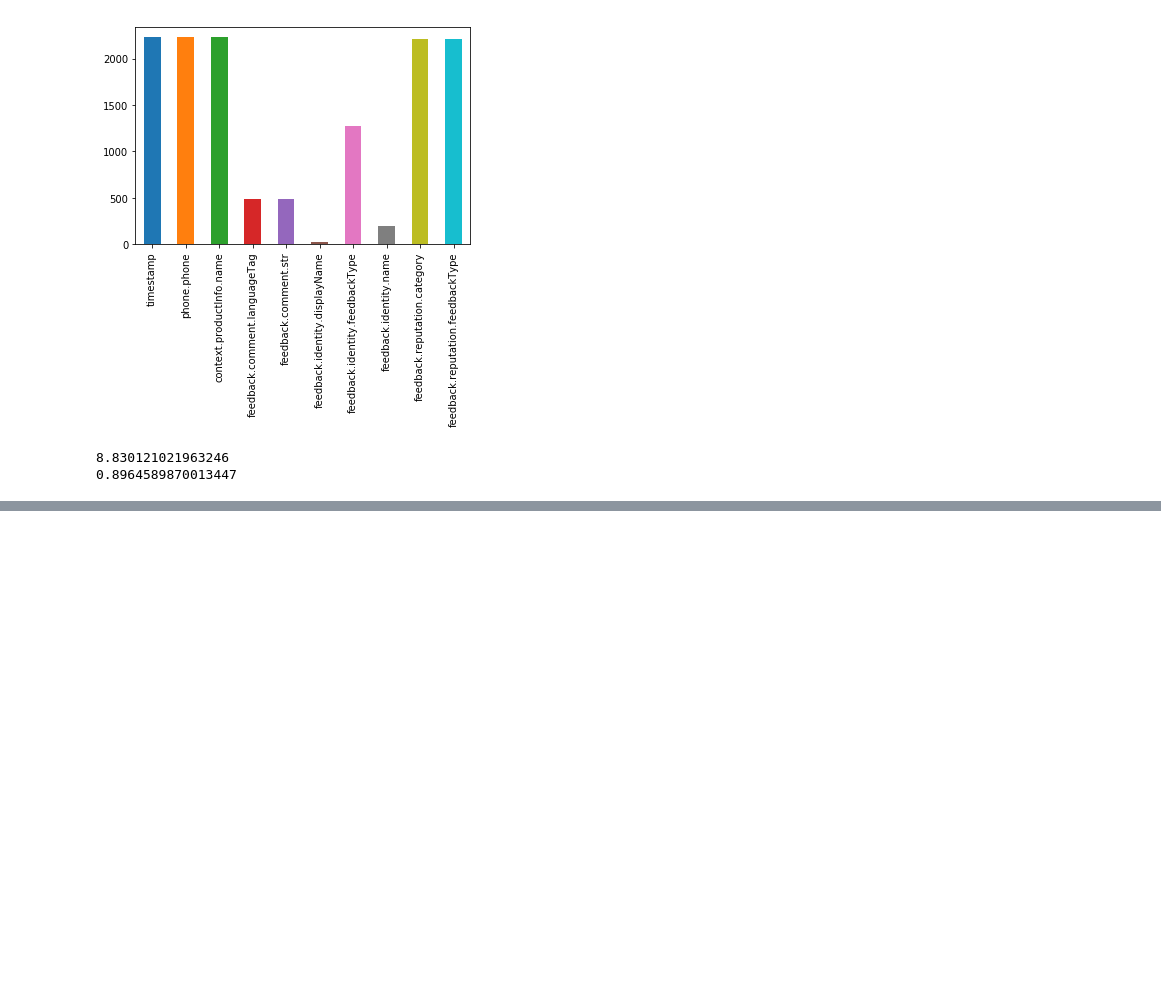
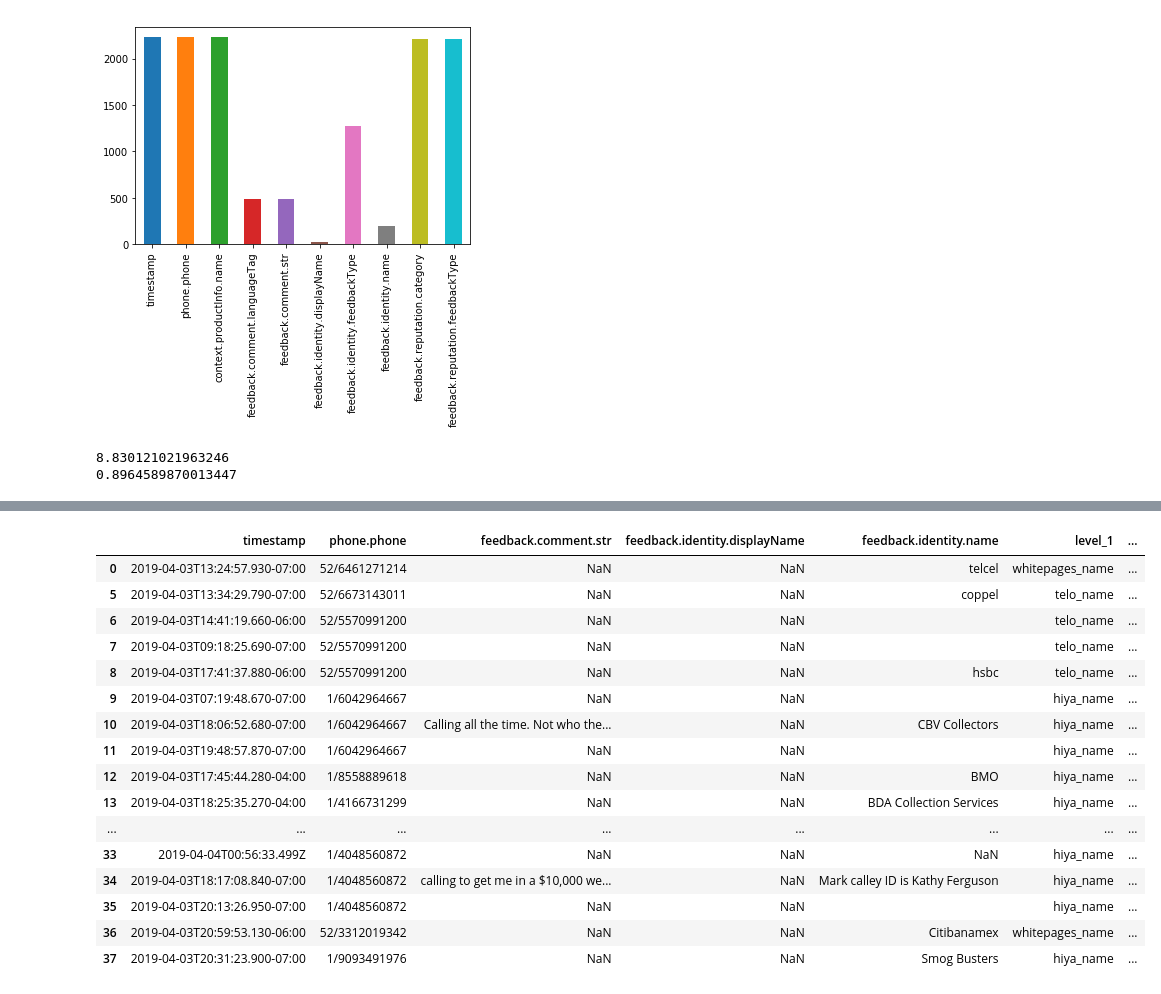
Before and after one commit to Mat-Rees/jupyter_notebooks, a Jupyter notebook: User_Feedback_Investigation.ipynb, the cells around one changed output, grey strips where cells are left out. Saved outputs shown, nothing was run; the diff lists cells and outputs as text; code cells hidden in the pictures; blank space fills up the shorter version.

```diff
--- a/User_Feedback_Investigation.ipynb
+++ b/User_Feedback_Investigation.ipynb
@@ -190,0 +267,17 @@ print(percent_of_names)
+# %%
+import pandas as pd
+
+id_df = pd.read_csv('userfeedback.out')
+name_cols = id_df.filter(regex='numbers|name').columns
+id_df = id_df[name_cols].drop(id_df.columns[0], axis=1)
+
+# get columns that might contain a name
+name_cols = id_df.filter(regex='name').columns
+# merge
+merged_ids = id_df[name_cols].stack().reset_index(level=1)
+num_df = id_df['numbers'].to_frame()
+
+
+df_of_ids = num_df.merge(merged_ids, left_index=True, right_index=True)
+
+display(df_of_ids)
@@ -190,0 +302,28 @@ print(percent_of_names)
+# %%
+# join id results onto userfeedback names
+comparison_df = pd.merge(df, df_of_ids, how='right', left_on=['phone.phone'], right_on=['numbers'])
+pd.options.display.max_columns = 150
+# Table comparing results of our Caller ID sources v User Feedback
+display(comparison_df[comparison_df[0].notnull()][['timestamp','phone.phone',
+                                                   'feedback.comment.str',
+                                                   'feedback.identity.displayName',
+                                                   'feedback.identity.name',
+                                                   'level_1', 0]].drop_duplicates(keep=False))
+# %% [output]
+|  | timestamp | phone.phone | feedback.comment.str | feedback.identity.displayName | feedback.identity.name | level_1 | ... |
+| 0 | 2019-04-03T13:24:57.930-07:00 | 52/6461271214 | NaN | NaN | telcel | whitepages_name | ... |
+| 5 | 2019-04-03T13:34:29.790-07:00 | 52/6673143011 | NaN | NaN | coppel | telo_name | ... |
+| 6 | 2019-04-03T14:41:19.660-06:00 | 52/5570991200 | NaN | NaN |  | telo_name | ... |
+| 7 | 2019-04-03T09:18:25.690-07:00 | 52/5570991200 | NaN | NaN |  | telo_name | ... |
+| 8 | 2019-04-03T17:41:37.880-06:00 | 52/5570991200 | NaN | NaN | hsbc | telo_name | ... |
+| 9 | 2019-04-03T07:19:48.670-07:00 | 1/6042964667 | NaN | NaN |  | hiya_name | ... |
+| 10 | 2019-04-03T18:06:52.680-07:00 | 1/6042964667 | Calling all the time. Not who the... | NaN | CBV Collectors | hiya_name | ... |
+| 11 | 2019-04-03T19:48:57.870-07:00 | 1/6042964667 | NaN | NaN |  | hiya_name | ... |
+| 12 | 2019-04-03T17:45:44.280-04:00 | 1/8558889618 | NaN | NaN | BMO | hiya_name | ... |
+| 13 | 2019-04-03T18:25:35.270-04:00 | 1/4166731299 | NaN | NaN | BDA Collection Services | hiya_name | ... |
+| ... | ... | ... | ... | ... | ... | ... | ... |
+| 33 | 2019-04-04T00:56:33.499Z | 1/4048560872 | NaN | NaN | NaN | hiya_name | ... |
+| 34 | 2019-04-03T18:17:08.840-07:00 | 1/4048560872 | calling to get me in a $10,000 we... | NaN | Mark calley ID is Kathy Ferguson | hiya_name | ... |
+| 35 | 2019-04-03T20:13:26.950-07:00 | 1/4048560872 | NaN | NaN |  | hiya_name | ... |
+| 36 | 2019-04-03T20:59:53.130-06:00 | 52/3312019342 | NaN | NaN | Citibanamex | whitepages_name | ... |
+| 37 | 2019-04-03T20:31:23.900-07:00 | 1/9093491976 | NaN | NaN | Smog Busters | hiya_name | ... |
```
Also changed, not shown: parts of 17 cells of this notebook.
